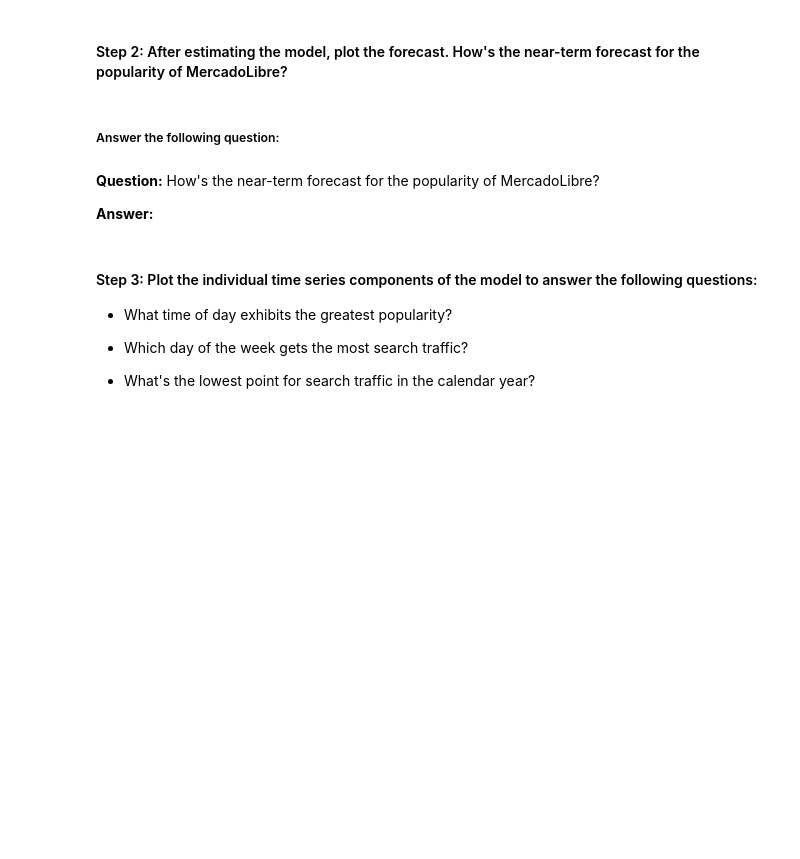
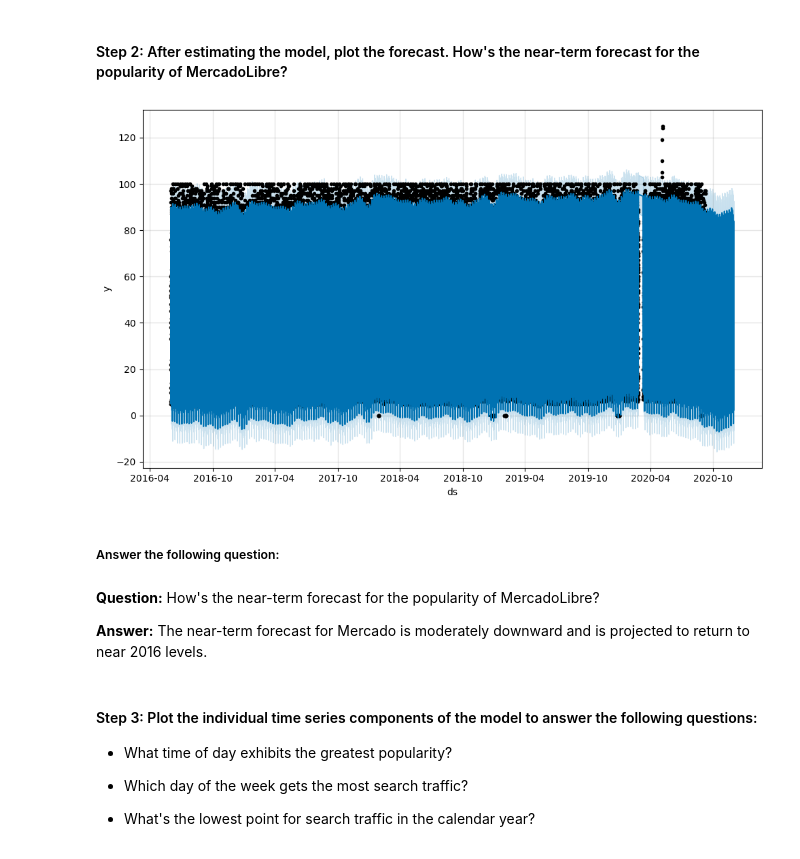
Before and after one commit to awm66/prophet-challenge, a Jupyter notebook: forecasting_net_prophet.ipynb, the cells around one changed output. Cells and saved outputs as stored; diff of their text form; code cells hidden in the pictures; blank space fills up the shorter version.

```diff
--- a/forecasting_net_prophet.ipynb
+++ b/forecasting_net_prophet.ipynb
@@ -590,4 +609,6 @@ Now, you need to produce a time series model that analyzes and forecasts pattern
 # %%
 # Call the Prophet function, store as an object
+mercado_model = Prophet()
 # %%
 # Fit the time-series model.
+mercado_model.fit(df_mercado_trends)
@@ -594,6 +619,8 @@ Now, you need to produce a time series model that analyzes and forecasts pattern
 # %%
 # Create a future dataframe to hold predictions
 # Make the prediction go out as far as 2000 hours (approx 80 days)
-
+mercado_future = mercado_model.make_future_dataframe(periods = 2000, freq = 'h')
 
 # View the last five rows of the future_mercado_trends DataFrame
+mercado_future[:10]
+mercado_future.tail(5)
@@ -600,5 +634,6 @@ Now, you need to produce a time series model that analyzes and forecasts pattern
 # %%
 # Make the predictions for the trend data using the future_mercado_trends DataFrame
-
+mercado_forecast = mercado_model.predict(mercado_future)
 
 # Display the first five rows of the forecast_mercado_trends DataFrame
+mercado_forecast.tail(50)
@@ -606,12 +660,15 @@ Now, you need to produce a time series model that analyzes and forecasts pattern
 #### Step 2: After estimating the model, plot the forecast. How's the near-term forecast for the popularity of MercadoLibre?
 # %%
 # Plot the Prophet predictions for the Mercado trends data
+fig1 = mercado_model.plot(mercado_forecast)
+# %% [output]
+[figure, added]
 # %% [markdown]
 ##### Answer the following question:
 # %% [markdown]
 **Question:**  How's the near-term forecast for the popularity of MercadoLibre?
 
-**Answer:**
+**Answer:** The near-term forecast for Mercado is moderately downward and is projected to return to near 2016 levels.
 # %% [markdown]
 #### Step 3: Plot the individual time series components of the model to answer the following questions:
 
```
Also changed, not shown: parts of 21 cells of this notebook.
